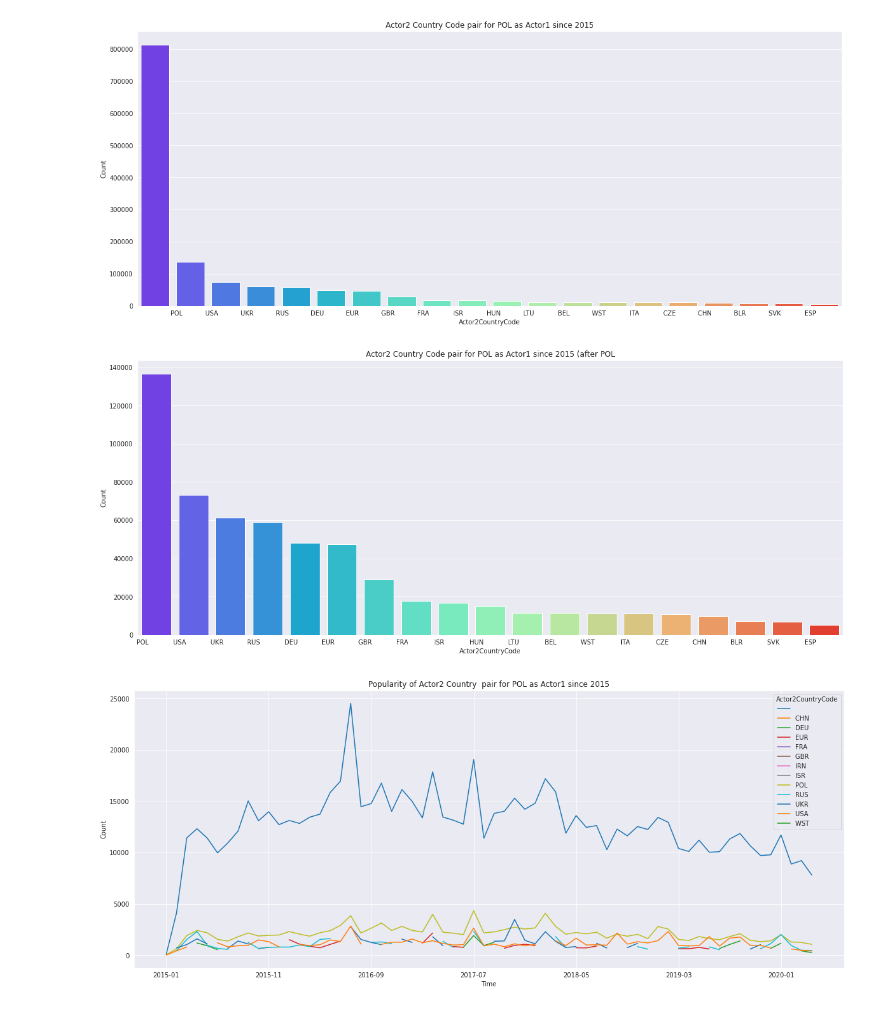
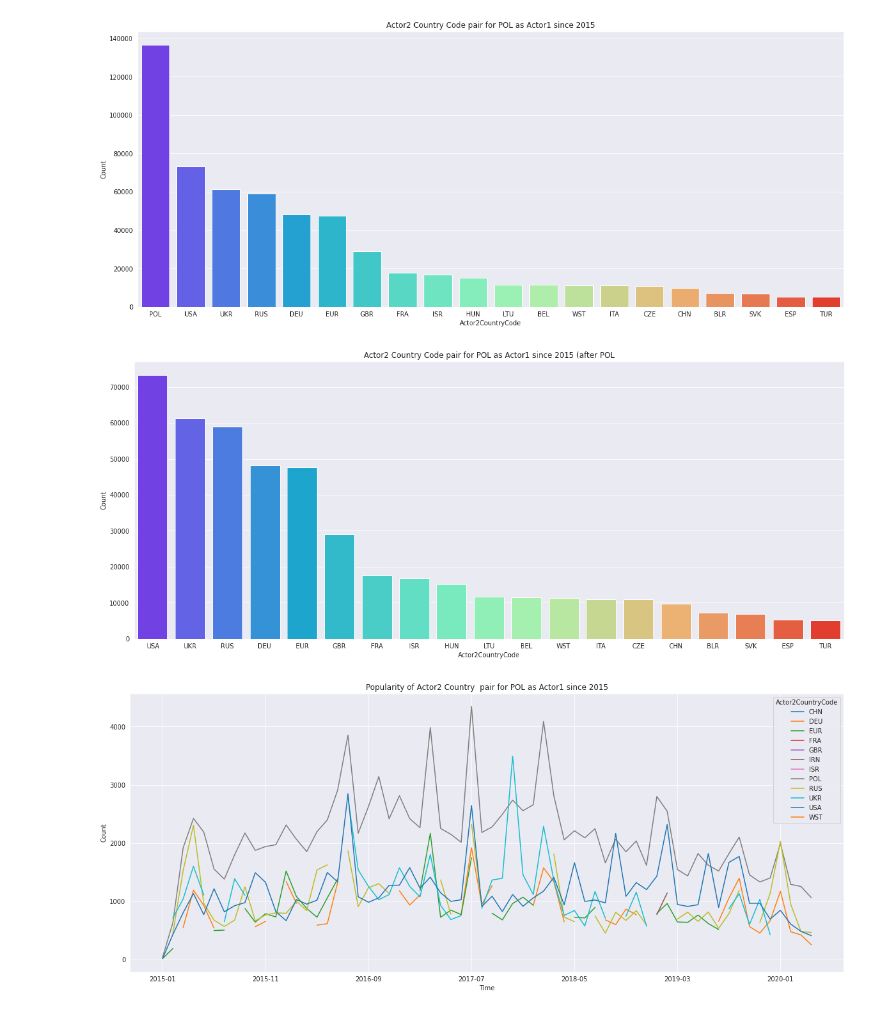
Before and after one commit to mijapa/GDELT, a Jupyter notebook: POL monthyear ac2 count.ipynb, the cells around one changed output. Drawn from its saved outputs; the diff is of its cells as text; code cells hidden in the pictures.

```diff
--- a/POL monthyear ac2 count.ipynb
+++ b/POL monthyear ac2 count.ipynb
@@ -7,7 +7,7 @@ from matplotlib.pyplot import figure
 %matplotlib inline
 
 sns.set_style("darkgrid")
-POLmonthyearAc2 = pd.read_csv('queries_results/Poland/POL monthyear ac2 count.csv', header = 0)
+POLmonthyearAc2 = pd.read_csv('queries_results/Poland/POL monthyear ac2 count.csv', header = 0,sep=' *, *')
 POLmonthyearAc2["Time"]=pd.to_datetime(POLmonthyearAc2['MonthYear'], format='%Y%m').dt.strftime('%Y-%m')
 # %%
 s = POLmonthyearAc2.groupby("Actor2CountryCode").sum().sort_values(by="Count", ascending=False).head(20)
@@ -16,15 +16,15 @@ g.set_title("Actor2 Country Code pair for POL as Actor1 since 2015")
 g.set(ylabel='Count')
 g.figure.set_size_inches(20,8)
 # %% [output]
-[figure, old version]
+[figure, new version]
 # %%
 s = POLmonthyearAc2.groupby("Actor2CountryCode").sum().sort_values(by="Count", ascending=False).head(20)[1:]
 g = sns.barplot(s.index, s.Count, palette='rainbow')
-g.set_title("Actor2 Country Code pair for POL as Actor1 since 2015 (after POL")
+g.set_title("Actor2 Country Code pair for POL as Actor1 since 2015 (after POL)")
 g.set(ylabel='Count')
 g.figure.set_size_inches(20,8)
 # %% [output]
-[figure, old version]
+[figure, new version]
 # %%
 s = POLmonthyearAc2.groupby(["Actor2CountryCode", "Time"], as_index=False).sum().sort_values(by="Count", ascending=False).groupby("MonthYear").head(5)
 s = s.groupby(["Time","Actor2CountryCode"]).agg({'Count':'sum'})
@@ -33,7 +33,7 @@ g.set(ylabel='Count')
 g.set_title("Popularity of Actor2 Country  pair for POL as Actor1 since 2015")
 g.figure.set_size_inches(20,8)
 # %% [output]
-[figure, old version]
+[figure, new version]
 # %%
 s = POLmonthyearAc2.groupby(["Actor2CountryCode", "Time"], as_index=False).sum().sort_values(by="Count", ascending=False).groupby("MonthYear").head(5)
 s = s.groupby(["Time","Actor2CountryCode"]).agg({'Count':'sum'})
```
Also changed, not shown: parts of 1 cell of this notebook, 38 other files.
